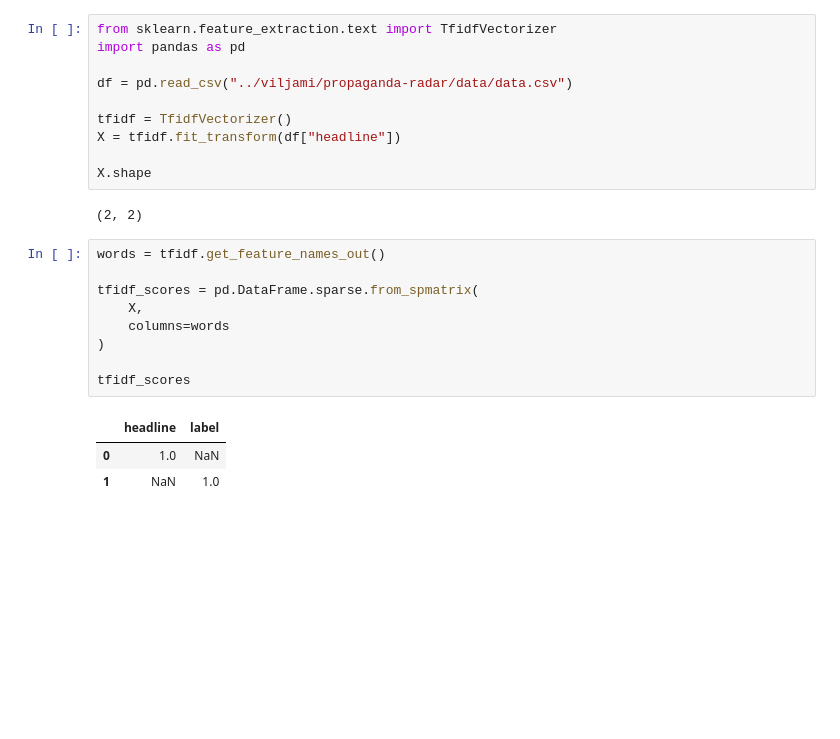
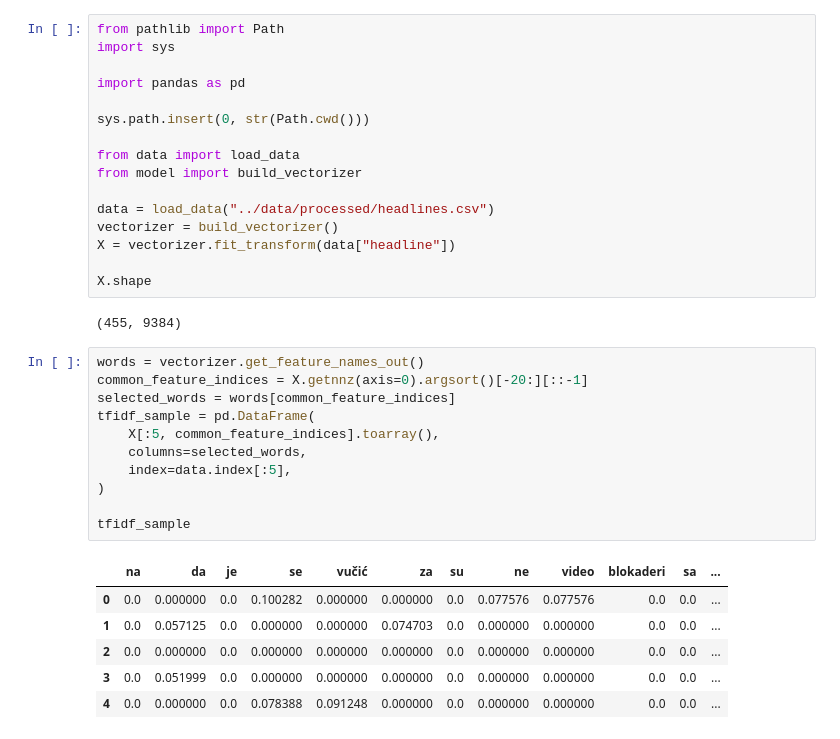
Before and after one commit to jtakalai/propaganda-radar, a Jupyter notebook: regression/tfidf.ipynb, the cells around one changed output. Drawn from its saved outputs; the diff is of its cells as text; blank space fills up the shorter version.

```diff
--- a/regression/tfidf.ipynb
+++ b/regression/tfidf.ipynb
@@ -1,25 +1,36 @@
 # %%
-from sklearn.feature_extraction.text import TfidfVectorizer
+from pathlib import Path
+import sys
+
 import pandas as pd
 
-df = pd.read_csv("../viljami/propaganda-radar/data/data.csv")
+sys.path.insert(0, str(Path.cwd()))
 
-tfidf = TfidfVectorizer()
-X = tfidf.fit_transform(df["headline"])
+from data import load_data
+from model import build_vectorizer
+
+data = load_data("../data/processed/headlines.csv")
+vectorizer = build_vectorizer()
+X = vectorizer.fit_transform(data["headline"])
 
 X.shape
 # %% [output]
-(2, 2)
+(455, 9384)
 # %%
-words = tfidf.get_feature_names_out()
-
-tfidf_scores = pd.DataFrame.sparse.from_spmatrix(
-    X,
-    columns=words
+words = vectorizer.get_feature_names_out()
+common_feature_indices = X.getnnz(axis=0).argsort()[-20:][::-1]
+selected_words = words[common_feature_indices]
+tfidf_sample = pd.DataFrame(
+    X[:5, common_feature_indices].toarray(),
+    columns=selected_words,
+    index=data.index[:5],
 )
 
-tfidf_scores
+tfidf_sample
 # %% [output]
-|  | headline | label |
-| 0 | 1.0 | NaN |
-| 1 | NaN | 1.0 |
+|  | na | da | je | se | vučić | za | su | ne | video | blokaderi | sa | ... |
+| 0 | 0.0 | 0.000000 | 0.0 | 0.100282 | 0.000000 | 0.000000 | 0.0 | 0.077576 | 0.077576 | 0.0 | 0.0 | ... |
+| 1 | 0.0 | 0.057125 | 0.0 | 0.000000 | 0.000000 | 0.074703 | 0.0 | 0.000000 | 0.000000 | 0.0 | 0.0 | ... |
+| 2 | 0.0 | 0.000000 | 0.0 | 0.000000 | 0.000000 | 0.000000 | 0.0 | 0.000000 | 0.000000 | 0.0 | 0.0 | ... |
+| 3 | 0.0 | 0.051999 | 0.0 | 0.000000 | 0.000000 | 0.000000 | 0.0 | 0.000000 | 0.000000 | 0.0 | 0.0 | ... |
+| 4 | 0.0 | 0.000000 | 0.0 | 0.078388 | 0.091248 | 0.000000 | 0.0 | 0.000000 | 0.000000 | 0.0 | 0.0 | ... |
```
Also changed, not shown: 9 other files.
